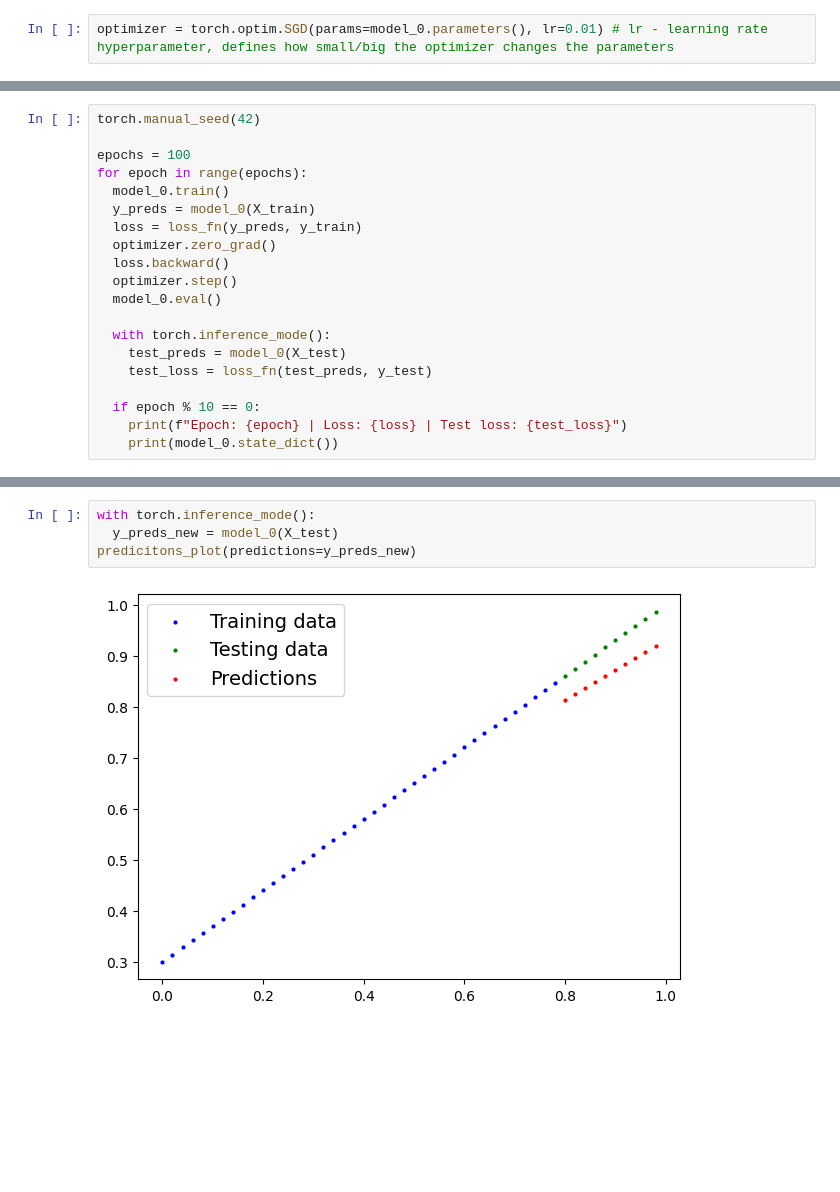
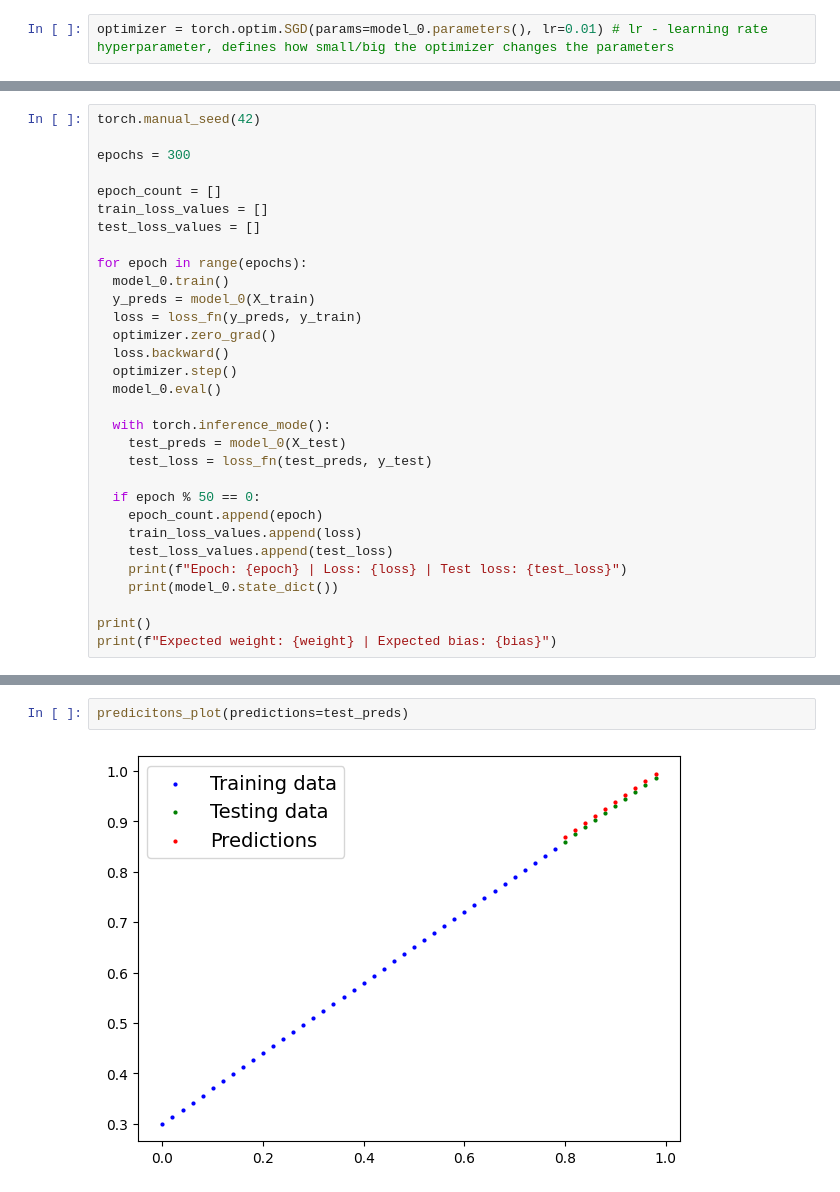
Before and after one commit to kvalge/pytorch-project, a Jupyter notebook: pytorch_project.ipynb, the cells around one changed output, grey strips where cells are left out. Cells and saved outputs as stored; diff of their text form; blank space fills up the shorter version.

```diff
--- a/pytorch_project.ipynb
+++ b/pytorch_project.ipynb
@@ -103,7 +104,12 @@ Build a training and a testing loop
 # %%
 torch.manual_seed(42)
 
-epochs = 100
+epochs = 300
+
+epoch_count = []
+train_loss_values = []
+test_loss_values = []
+
 for epoch in range(epochs):
   model_0.train()
   y_preds = model_0(X_train)
@@ -117,9 +123,15 @@ for epoch in range(epochs):
     test_preds = model_0(X_test)
     test_loss = loss_fn(test_preds, y_test)
 
-  if epoch % 10 == 0:
+  if epoch % 50 == 0:
+    epoch_count.append(epoch)
+    train_loss_values.append(loss)
+    test_loss_values.append(test_loss)
     print(f"Epoch: {epoch} | Loss: {loss} | Test loss: {test_loss}")
     print(model_0.state_dict())
+
+print()
+print(f"Expected weight: {weight} | Expected bias: {bias}")
 # %% [output]
 Epoch: 0 | Loss: 0.31288138031959534 | Test loss: 0.48106518387794495
 OrderedDict([('weights', tensor([0.3406])), ('bias', tensor([0.1388]))])
@@ -144,6 +150,4 @@ OrderedDict([('weights', tensor([0.5629])), ('bias', tensor([0.3573]))])
-# %%
-with torch.inference_mode():
-  y_preds_new = model_0(X_test)
-predicitons_plot(predictions=y_preds_new)
-# %% [output]
-[figure, removed]
+# %%
+predicitons_plot(predictions=test_preds)
+# %% [output]
+[figure, added]
```
Also changed, not shown: parts of 5 cells of this notebook.
